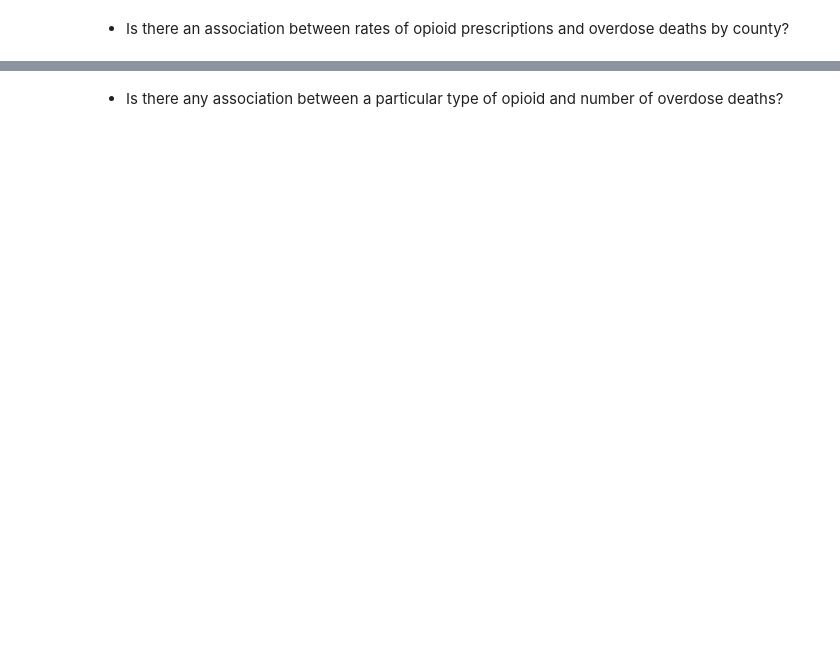
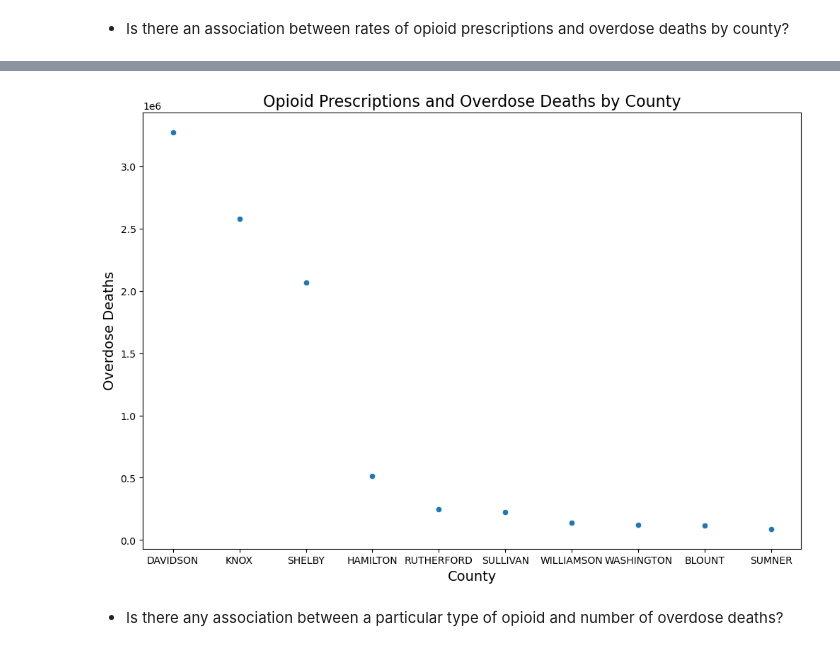
Before and after one commit to NSS-Data-Analytics-Cohort-12/prescribers-python-da12-v2-90-jen, a Jupyter notebook: notebooks/prescribers.ipynb, the cells around one changed output, grey strips where cells are left out. Cells and saved outputs as stored; diff of their text form; code cells hidden in the pictures; blank space fills up the shorter version.

```diff
--- a/notebooks/prescribers.ipynb
+++ b/notebooks/prescribers.ipynb
@@ -102,0 +181,8 @@ opioid_prescribers_TN_df.head()
+# %%
+opioids_and_ods_by_county_query = "SELECT fips_county.county, count(drug.opioid_drug_flag) as opioid_prescriptions, sum(overdose_deaths.overdose_deaths) as overdoses FROM drug JOIN prescription USING(drug_name) JOIN prescriber ON prescription.npi = prescriber.npi JOIN zip_fips ON prescriber.nppes_provider_zip5 = zip_fips.zip JOIN cbsa USING(fipscounty) JOIN fips_county USING(fipscounty) JOIN overdose_deaths ON fips_county.fipscounty::INTEGER = overdose_deaths.fipscounty WHERE drug.opioid_drug_flag = 'Y' AND prescriber.nppes_provider_state = 'TN' group by fips_county.county"
+
+
+with engine.connect() as connection:
+    opioids_and_ods_by_county_df = pd.read_sql(text(opioids_and_ods_by_county_query), con = connection)
+
+opioids_and_ods_by_county_df.head()
@@ -103,2 +196,22 @@ opioid_prescribers_TN_df.head()
+# %%
+# select top 5 prescribers to limit the plot
+opioids_overdose_county = opioids_and_ods_by_county_df.sort_values(by='overdoses', ascending=False).head(10)
+
+# Plotting the data using seaborn's barplot
+plt.figure(figsize=(12, 8))
+sns.scatterplot(x=opioids_overdose_county['county'], y=opioids_overdose_county['overdoses'])
+
+# Add title and labels
+plt.title('Opioid Prescriptions and Overdose Deaths by County', fontsize=16)
+plt.xlabel('County', fontsize=14)
+plt.ylabel('Overdose Deaths', fontsize=14)
+
+# Remove the legend (because each bar is a different county and we don't need a legend for it)
+# plt.legend([],[], frameon=False)
+
+# Show the plot
+plt.show()
+# %% [output]
+[figure, added]
 # %% [markdown]
 * Is there any association between a particular type of opioid and number of overdose deaths?
```
Also changed, not shown: parts of 10 cells of this notebook.
